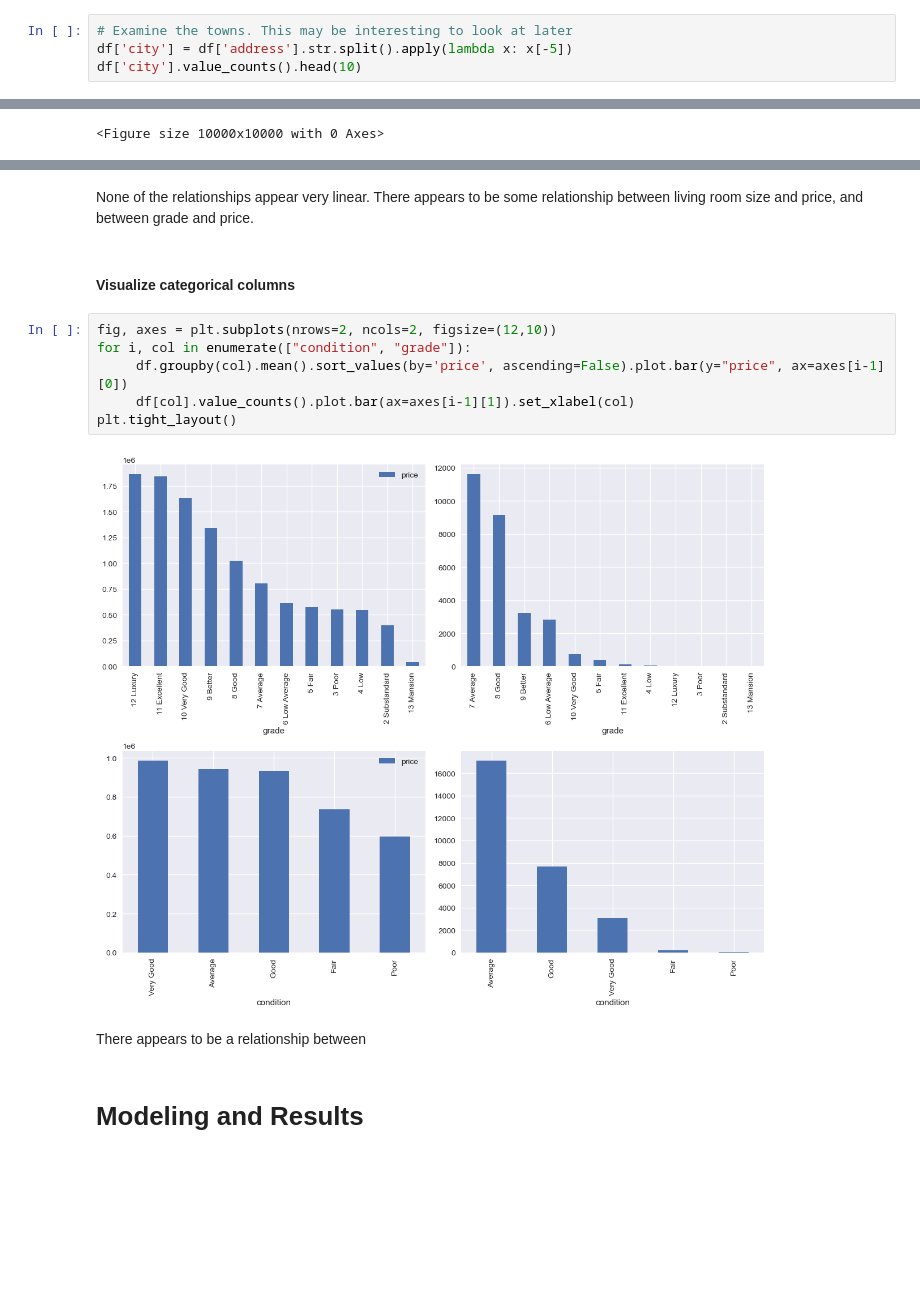
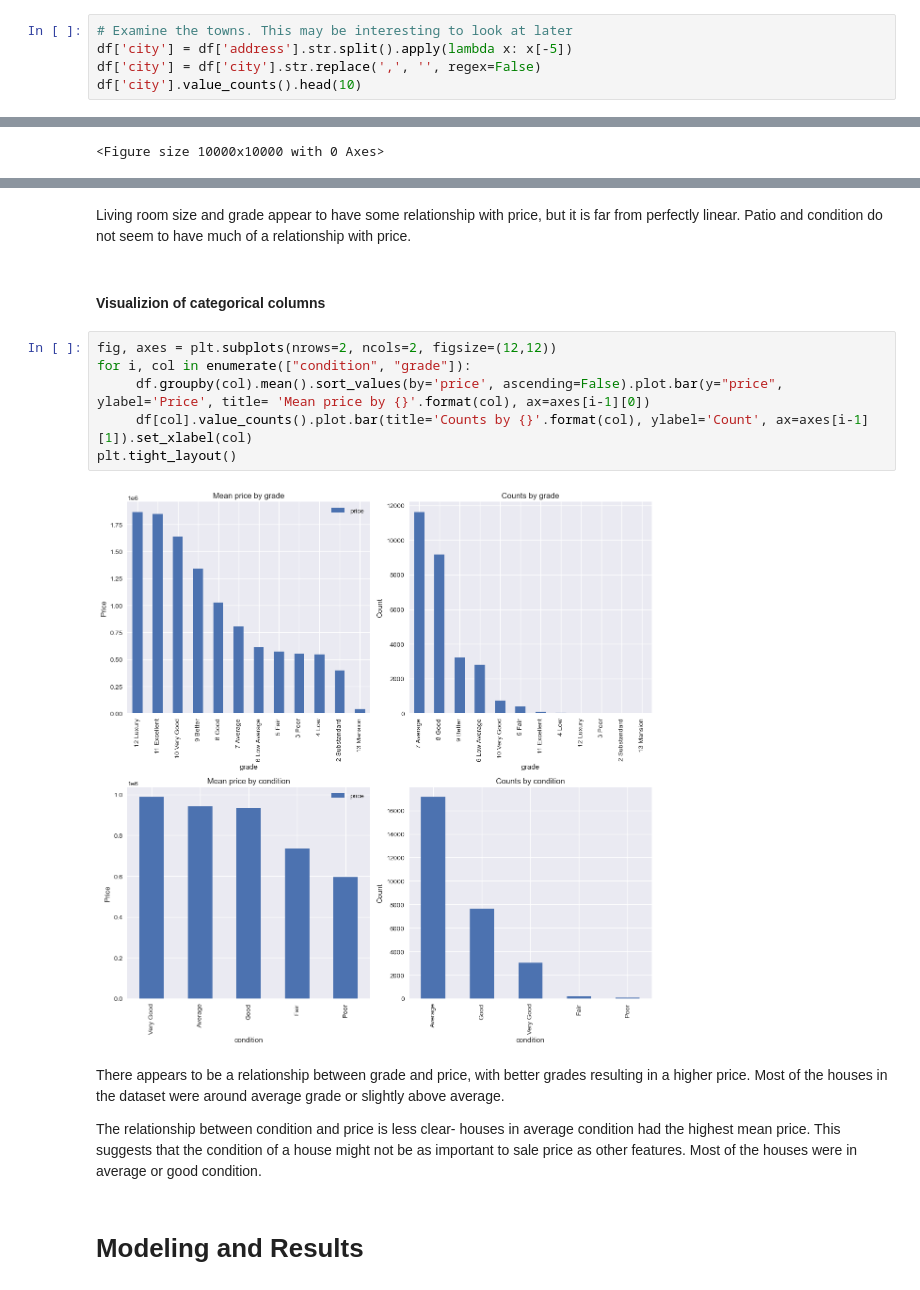
Before and after one commit to lalynjay/Housing_Prices_Analysis, a Jupyter notebook: Housing_Prices_Analysis.ipynb, the cells around one changed output, grey strips where cells are left out. Saved outputs shown, nothing was run; the diff lists cells and outputs as text; blank space fills up the shorter version.

```diff
--- a/Housing_Prices_Analysis.ipynb
+++ b/Housing_Prices_Analysis.ipynb
@@ -151,5 +154,6 @@ Mean price was $941,000 yet the median was only 830,000. This suggests that some
 # %%
 # Examine the towns. This may be interesting to look at later
 df['city'] = df['address'].str.split().apply(lambda x: x[-5])
+df['city'] = df['city'].str.replace(',', '', regex=False)
 df['city'].value_counts().head(10)
 # %% [output]
@@ -350,17 +405,19 @@ df_cond_order.plot.scatter(x="condition", y="price", ax=axes[1][1], rot=90).set_
 # %% [markdown]
-None of the relationships appear very linear. There appears to be some relationship between living room size and price, and between grade and price.
+Living room size and grade appear to have some relationship with price, but it is far from perfectly linear. Patio and condition do not seem to have much of a relationship with price.
-# %% [markdown]
-#### Visualize categorical columns
+# %% [markdown]
+#### Visualizion of categorical columns
 # %%
-fig, axes = plt.subplots(nrows=2, ncols=2, figsize=(12,10))
+fig, axes = plt.subplots(nrows=2, ncols=2, figsize=(12,12))
 for i, col in enumerate(["condition", "grade"]):
-     df.groupby(col).mean().sort_values(by='price', ascending=False).plot.bar(y="price", ax=axes[i-1][0])
-     df[col].value_counts().plot.bar(ax=axes[i-1][1]).set_xlabel(col)
+     df.groupby(col).mean().sort_values(by='price', ascending=False).plot.bar(y="price", ylabel='Price', title= 'Mean price by {}'.format(col), ax=axes[i-1][0])
+     df[col].value_counts().plot.bar(title='Counts by {}'.format(col), ylabel='Count', ax=axes[i-1][1]).set_xlabel(col)
 plt.tight_layout()
 # %% [output]
-[figure, old version]
+[figure, new version]
-# %% [markdown]
-There appears to be a relationship between
+# %% [markdown]
+There appears to be a relationship between grade and price, with better grades resulting in a higher price. Most of the houses in the dataset were around average grade or slightly above average.
+
+The relationship between condition and price is less clear- houses in average condition had the highest mean price. This suggests that the condition of a house might not be as important to sale price as other features. Most of the houses were in average or good condition.
 # %% [markdown]
 # Modeling and Results
 # %% [markdown]
```
Also changed, not shown: parts of 120 cells of this notebook.
